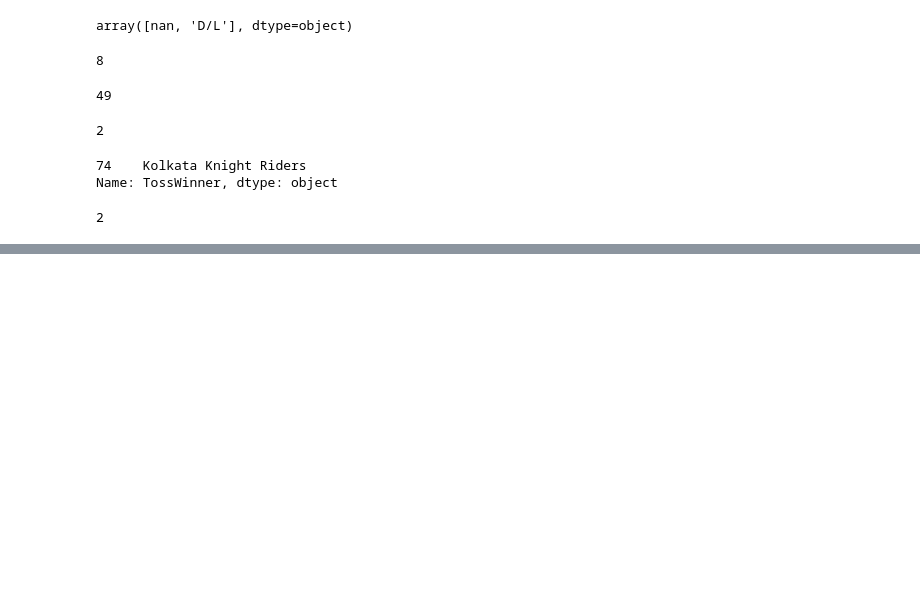
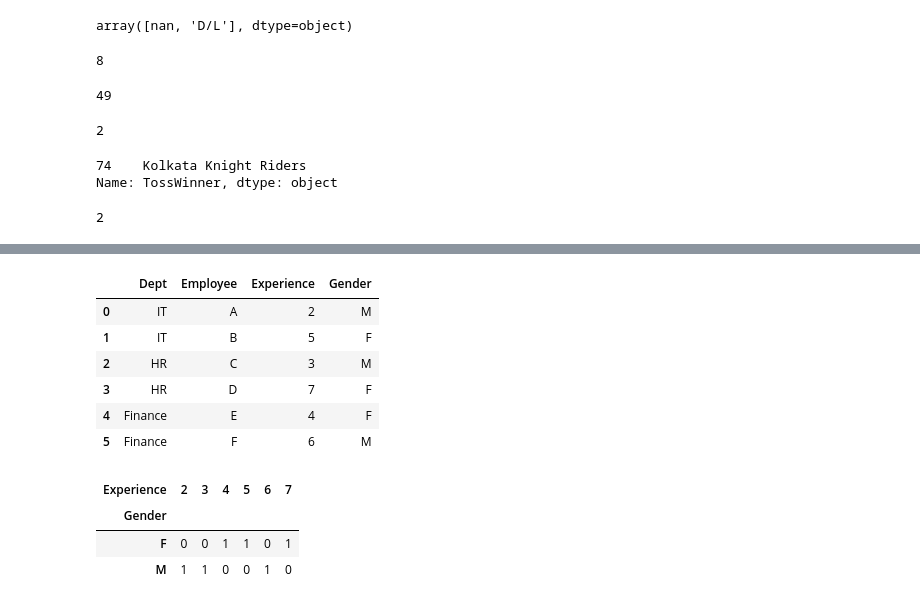
Before and after one commit to ishaagarwal18/Python, a Jupyter notebook: Pandas .ipynb, the cells around one changed output, grey strips where cells are left out. Saved outputs shown, nothing was run; the diff lists cells and outputs as text; code cells hidden in the pictures; blank space fills up the shorter version.

```diff
--- a/Pandas .ipynb
+++ b/Pandas .ipynb
@@ -433,0 +507,17 @@ df.corr??
+# %%
+df = pd.DataFrame({
+ "Dept":["IT","IT","HR","HR","Finance","Finance"],
+ "Employee":["A","B","C","D","E","F"],
+ "Experience":[2,5,3,7,4,6],
+    "Gender":["M","F","M","F","F","M"]
+})
+# %%
+df
+# %% [output]
+|  | Dept | Employee | Experience | Gender |
+| 0 | IT | A | 2 | M |
+| 1 | IT | B | 5 | F |
+| 2 | HR | C | 3 | M |
+| 3 | HR | D | 7 | F |
+| 4 | Finance | E | 4 | F |
+| 5 | Finance | F | 6 | M |
@@ -433,0 +526,7 @@ df.corr??
+# %%
+pd.crosstab(df["Gender"],df["Experience"])
+# %% [output]
+| Experience | 2 | 3 | 4 | 5 | 6 | 7 |
+| Gender |  |  |  |  |  |  |
+| F | 0 | 0 | 1 | 1 | 0 | 1 |
+| M | 1 | 1 | 0 | 0 | 1 | 0 |
```
Also changed, not shown: parts of 12 cells of this notebook, 27 other files.
